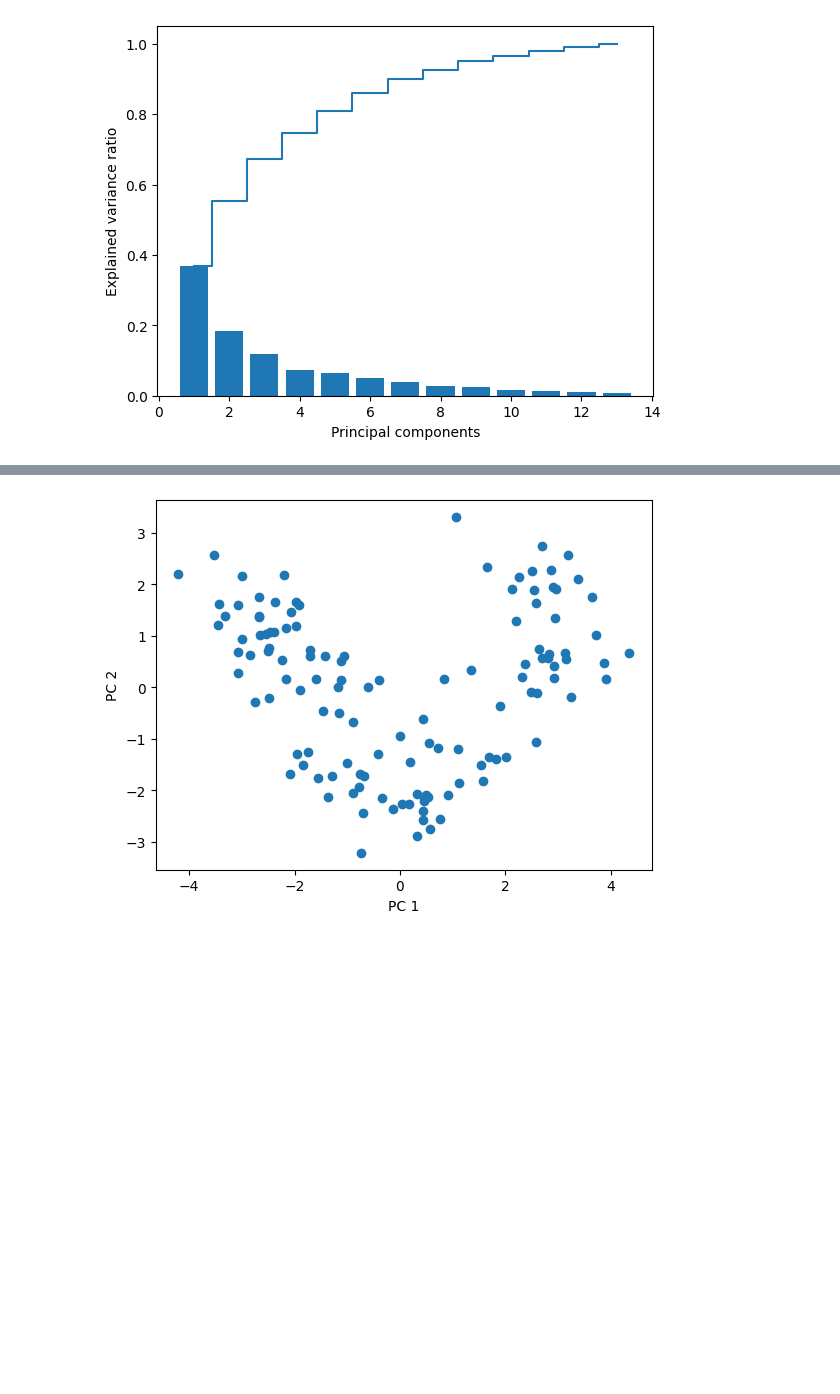
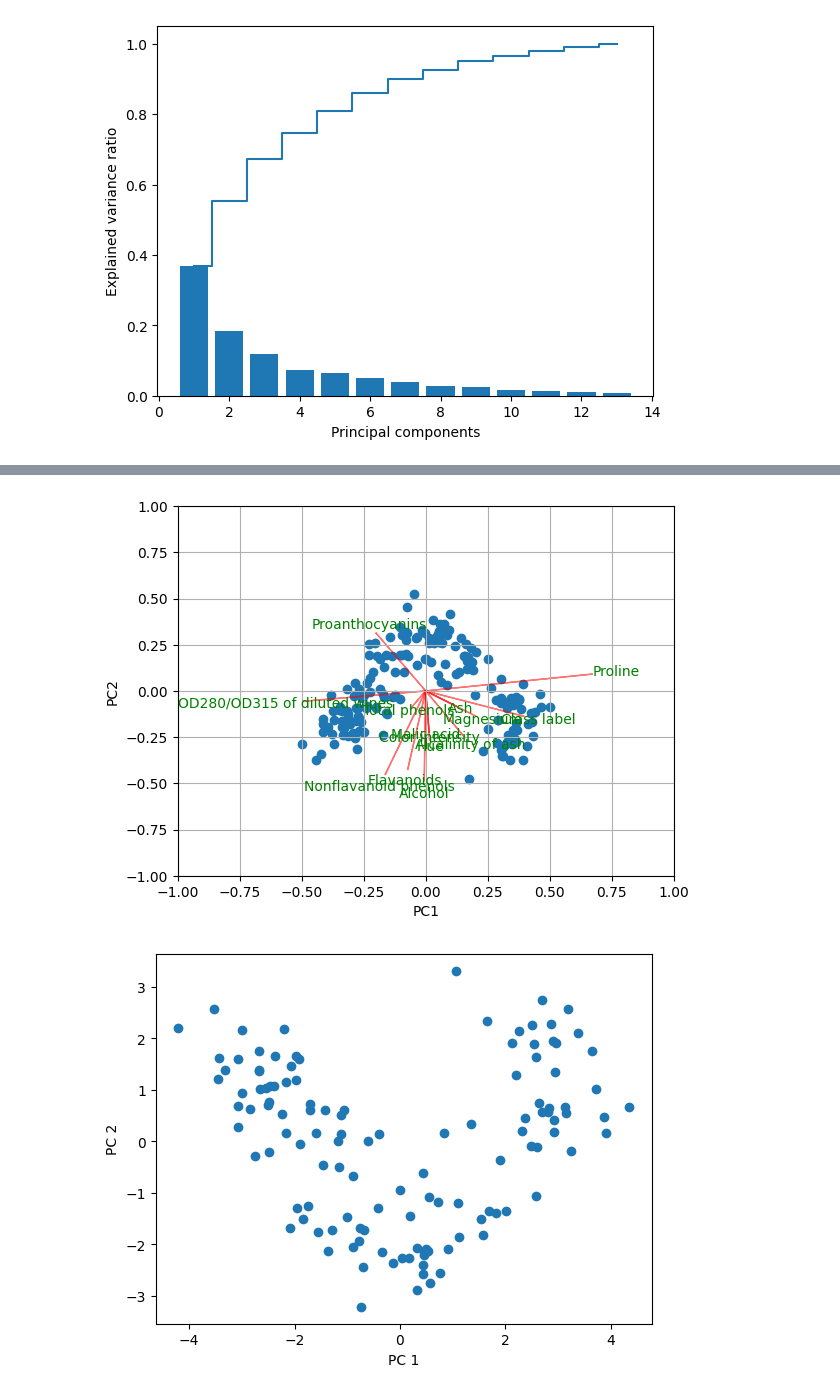
Before and after one commit to gracesjy/ml-with-pytorch, a Jupyter notebook: ch05/ch05.ipynb, the cells around one changed output, grey strips where cells are left out. Saved outputs shown, nothing was run; the diff lists cells and outputs as text; code cells hidden in the pictures; blank space fills up the shorter version.

```diff
--- a/ch05/ch05.ipynb
+++ b/ch05/ch05.ipynb
@@ -303,3 +303,39 @@ plt.show()
 pca = PCA(n_components=2)
 X_train_pca = pca.fit_transform(X_train_std)
 X_test_pca = pca.transform(X_test_std)
+# %%
+def biplot(score,coeff,pcax,pcay,labels=None):
+  pca1=pcax-1
+  pca2=pcay-1
+  xs = score[:,pca1]
+  ys = score[:,pca2]
+  n=score.shape[1]
+  scalex = 1.0/(xs.max()- xs.min())
+  scaley = 1.0/(ys.max()- ys.min())
+  plt.scatter(xs*scalex,ys*scaley)
+  for i in range(n):
+    plt.arrow(0, 0, coeff[i,pca1], coeff[i,pca2],color='r',alpha=0.5)
+    if labels is None:
+      plt.text(coeff[i,pca1]* 1.15, coeff[i,pca2] * 1.15, "Var"+str(i+1), color='g', ha='center', va='center')
+    else:
+      plt.text(coeff[i,pca1]* 1.15, coeff[i,pca2] * 1.15, labels[i], color='g', ha='center', va='center')
+  plt.xlim(-1,1)
+  plt.ylim(-1,1)
+  plt.xlabel("PC{}".format(pcax))
+  plt.ylabel("PC{}".format(pcay))
+  plt.grid()
+# %%
+from numpy import array
+from sklearn.preprocessing import StandardScaler
+from sklearn.decomposition import PCA
+#표준화
+scaler = StandardScaler()
+W = scaler.fit_transform(df_wine)
+print("\n Standardized Data: \n", W)
+#projection, pca 매트릭스 만들기
+pca_wine = PCA()
+pca_wine.fit(W)
+print("\n Eigenvectors: \n", pca_wine.components_)
+print("\n Eigenvalues: \n",pca_wine.explained_variance_)
+B = pca_wine.transform(W)
+print("\n Projected Data: \n", B)
@@ -306,3 +360,7 @@ X_test_pca = pca.transform(X_test_std)
+# %%
+biplot(B, pca_wine.components_, 1, 2, labels=df_wine.columns)
+# %% [output]
+[figure, added]
 # %%
 plt.scatter(X_train_pca[:, 0], X_train_pca[:, 1])
 plt.xlabel('PC 1')
```
Also changed, not shown: parts of 3 cells of this notebook.
